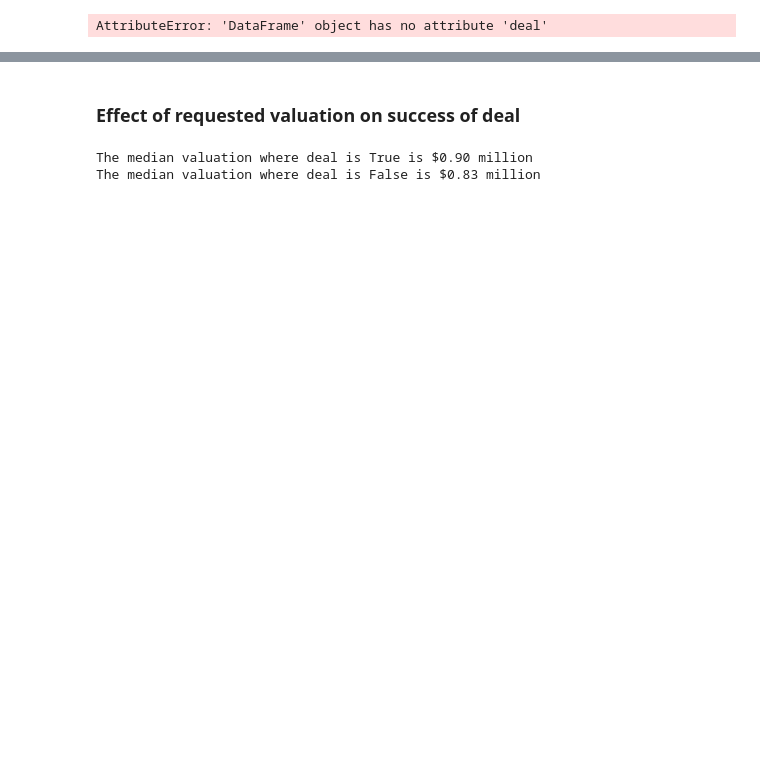
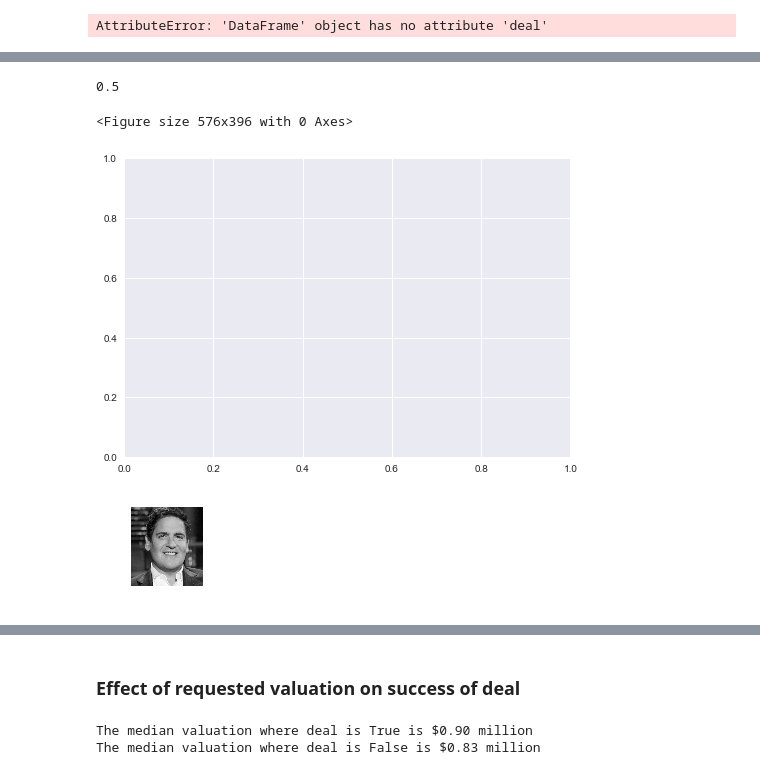
Before and after one commit to johnwmillr/SharkTank, a Jupyter notebook: SharkTank.ipynb, the cells around one changed output, grey strips where cells are left out. Drawn from its saved outputs; the diff is of its cells as text; code cells hidden in the pictures; blank space fills up the shorter version.

```diff
--- a/SharkTank.ipynb
+++ b/SharkTank.ipynb
@@ -124,0 +302,4 @@ for ax,shark in zip(axs,sharks):
+# %%
+np.mean(ax.get_xlim())
+# %% [output]
+0.5
@@ -125,3 +310,33 @@ for ax,shark in zip(axs,sharks):
+# %%
+im = Image.open('./figures/sharks/cuban.png')
+height = im.size[1]
+
+# We need a float array between 0-1, rather than
+# a uint8 array between 0-255
+im = np.array(im).astype(np.float) / 255
+
+fig = plt.figure()
+
+# plt.plot(np.arange(4), 4 * np.arange(4))
+
+# With newer (1.0) versions of matplotlib, you can
+# use the "zorder" kwarg to make the image overlay
+# the plot, rather than hide behind it... (e.g. zorder=10)
+fig.figimage(im)
+plt.show()
+# %% [output]
+<Figure size 576x396 with 0 Axes>
+# %%
+im = plt.imread('./figures/sharks/cuban.png')
+# %%
+fig, ax = plt.subplots()
+newax = fig.add_axes([0.1, -0.2, 0.2, 0.2])
+newax.imshow(im)
+newax.axis('off')
+
+plt.show()
+# %% [output]
+[figure, added]
 # %%
 for shark in sharks:
     print('-'*30 + shark + '-'*30)
```
Also changed, not shown: parts of 21 cells of this notebook.
